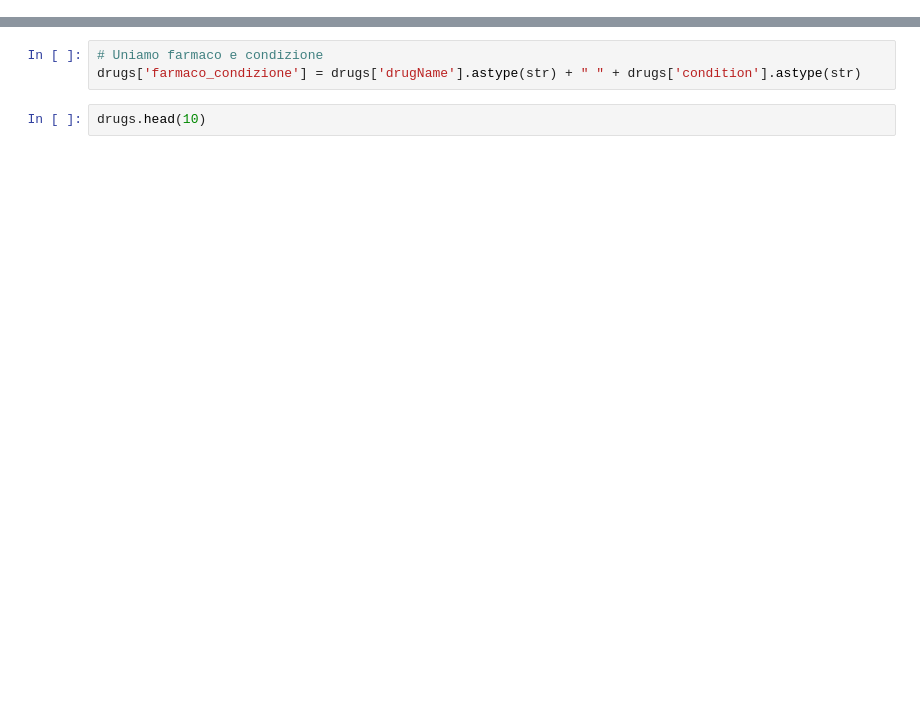
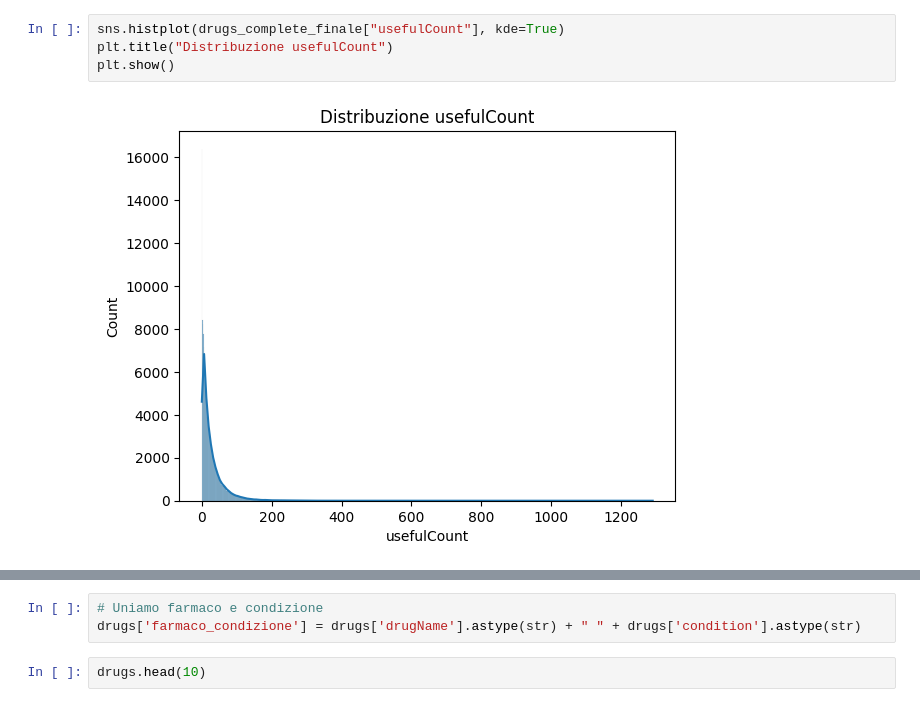
Before and after one commit to nicolobonato97/Big-Data-Analytics, a Jupyter notebook: Progetto Big Data/ProgettoBigData.ipynb, the cells around one changed output, grey strips where cells are left out. Saved outputs shown, nothing was run; the diff lists cells and outputs as text; blank space fills up the shorter version.

```diff
--- a/Progetto Big Data/ProgettoBigData.ipynb
+++ b/Progetto Big Data/ProgettoBigData.ipynb
@@ -92,0 +166,6 @@ memory usage: 1.2+ MB
+# %%
+sns.histplot(drugs_complete_finale["usefulCount"], kde=True)
+plt.title("Distribuzione usefulCount")
+plt.show()
+# %% [output]
+[figure, added]
```
Also changed, not shown: parts of 35 cells of this notebook.
